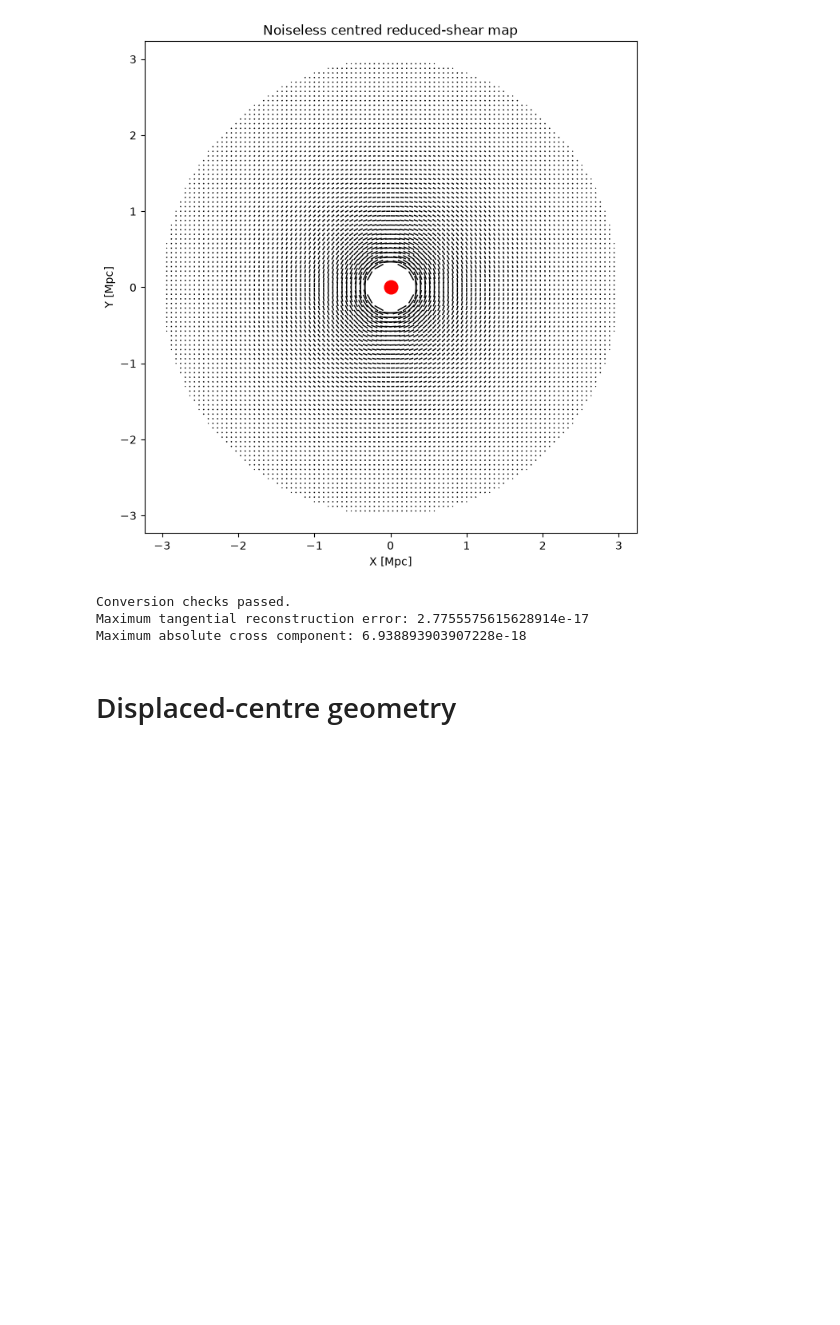
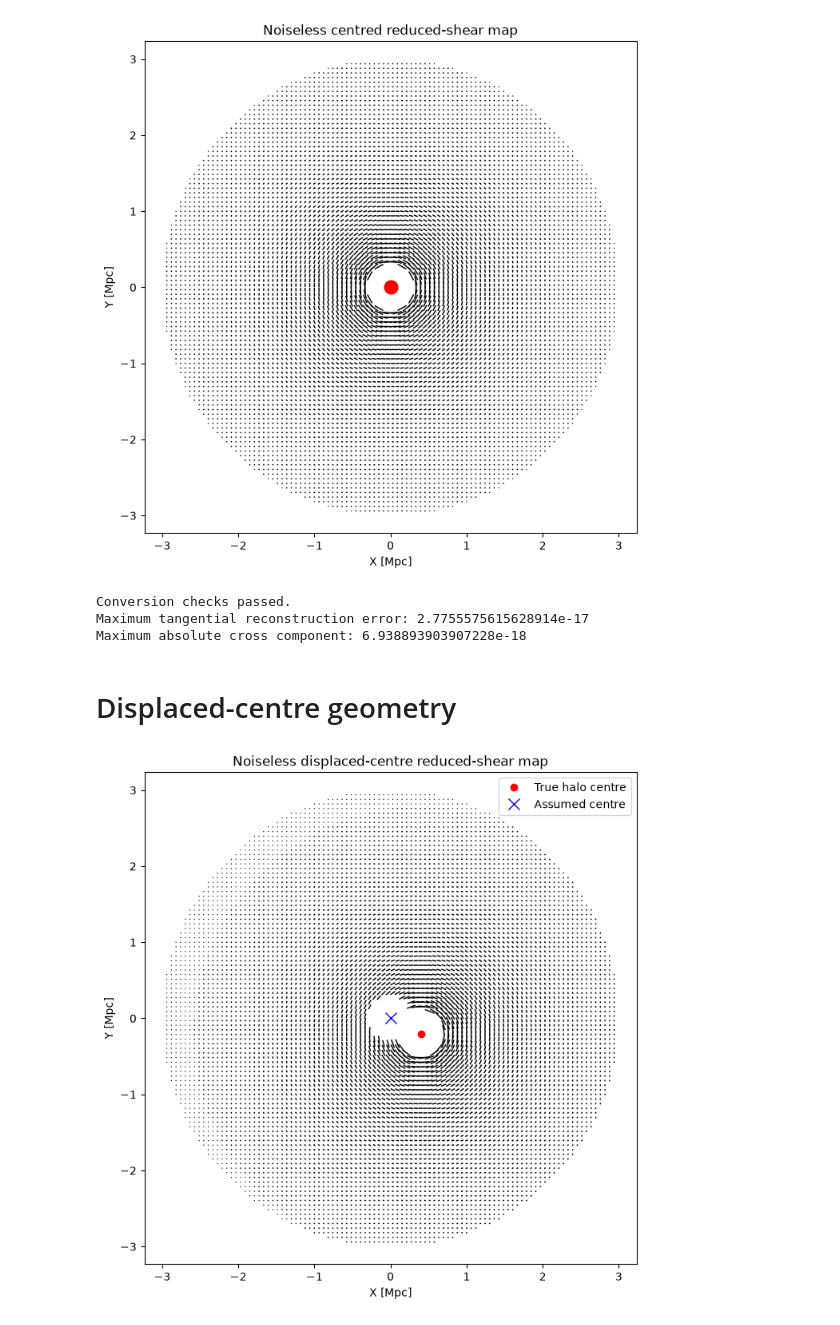
Before and after one commit to Arcobaleno-29/nfw-lensing-sbi, a Jupyter notebook: src/centred_shear_map.ipynb, the cells around one changed output. Cells and saved outputs as stored; diff of their text form; code cells hidden in the pictures; blank space fills up the shorter version.

```diff
--- a/src/centred_shear_map.ipynb
+++ b/src/centred_shear_map.ipynb
@@ -142,33 +206,40 @@ gt_map[mask] = shear_profile(
     z_l=z_lens,
     Sigma_crit=Sigma_crit,
     cosmology=cosmology,
 )
 
 # Generate the physical field around the true halo centre.
 g1 = -gt_map * np.cos(2 * phi_true)
 g2 = -gt_map * np.sin(2 * phi_true)
 
 gt_assumed = -g1 * np.cos(2 * phi_assumed) - g2 * np.sin(2 * phi_assumed)
 gx_assumed = -g1 * np.sin(2 * phi_assumed) + g2 * np.cos(2 * phi_assumed)
 
 # Recompute plotting sticks from the displaced field.
 amplitude = np.hypot(g1, g2)
 orientation = 0.5 * np.arctan2(g2, g1)
 u = amplitude * np.cos(orientation)
 v = amplitude * np.sin(orientation)
 
 fig, ax = plt.subplots(figsize=(8, 8))
 ax.quiver(
     x[mask], y[mask], u[mask], v[mask],
     angles='xy', scale_units='xy', scale=1,
     pivot="middle",
     headwidth=0, headlength=0, headaxislength=0
     )
 ax.plot(*true_centre, "ro", label="True halo centre")
 ax.plot(*assumed_centre, "bx", markersize=10, label="Assumed centre")
+ax.set(
+    xlabel='X [Mpc]', ylabel='Y [Mpc]',
+    title="Noiseless centred reduced-shear map",
+    aspect='equal'
+)
 ax.set_title("Noiseless displaced-centre reduced-shear map")
 ax.legend()
 plt.show()
+# %% [output]
+[figure, added]
 # %%
 gt_true = (
     -g1 * np.cos(2 * phi_true)
```
Also changed, not shown: parts of 14 cells of this notebook, 3 other files.
